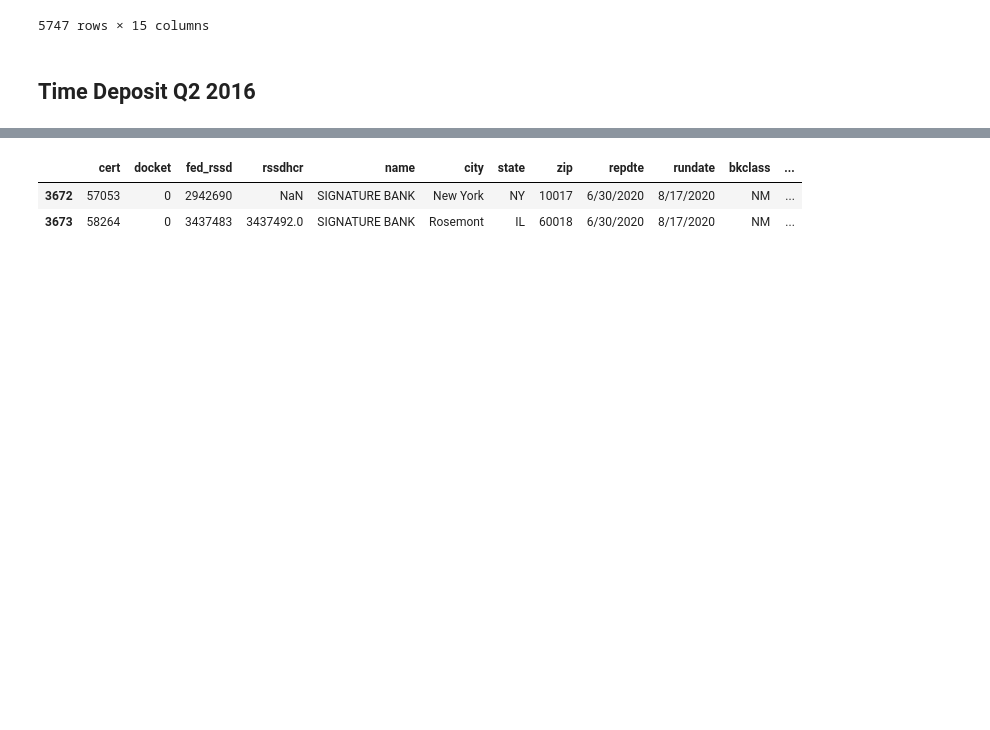
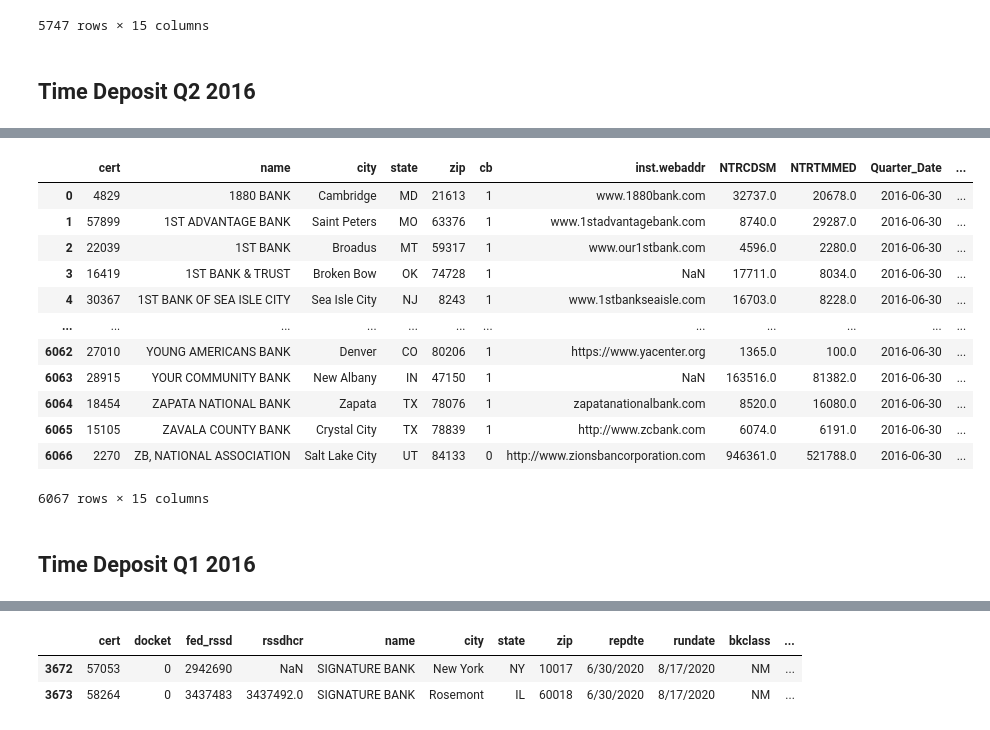
Before and after one commit to StephanieChew-nyc/Stephanie_Chew_Capstone_4, a Jupyter notebook: Stephanie_Chew_Capstone_4.ipynb, the cells around one changed output, grey strips where cells are left out. Drawn from its saved outputs; the diff is of its cells as text; code cells hidden in the pictures; blank space fills up the shorter version.

```diff
--- a/Stephanie_Chew_Capstone_4.ipynb
+++ b/Stephanie_Chew_Capstone_4.ipynb
@@ -960,3 +960,11 @@ time_dep_q32016
 5747 rows × 15 columns
 # %% [markdown]
 ## Time Deposit Q2 2016
+# %%
+time_dep_q22016 = pd.read_csv('Datasets/All_Reports_20160630_Time Deposits at the $100,000 Threshold.csv')
+
+time_dep_q22016.drop(time_dep_q22016.iloc[:, 1:4], axis=1, inplace=True)
+time_dep_q22016.drop(time_dep_q22016.iloc[:, 5:33], axis=1, inplace=True)
+time_dep_q22016.rename(columns={'stalp': 'state'}, inplace=True)
+
+time_dep_q22016.info()
@@ -962,0 +989,23 @@ time_dep_q32016
+# %%
+time_dep_q22016['Quarter_Date'] = '06-30-2016'
+
+time_dep_q22016 = time_dep_q22016[['cert', 'name', 'city', 'state', 'zip', 'cb', 'inst.webaddr', 'NTRCDSM','NTRTMMED', 'Quarter_Date','IDcd3less', 'IDcd3t12s', 'IDcd1t3s', 'IDcdov3s','NTRTMLGJ']]
+
+time_dep_q22016['Quarter_Date'] = pd.to_datetime(time_dep_q22016['Quarter_Date'])
+time_dep_q22016
+# %% [output]
+|  | cert | name | city | state | zip | cb | inst.webaddr | NTRCDSM | NTRTMMED | Quarter_Date | ... |
+| 0 | 4829 | 1880 BANK | Cambridge | MD | 21613 | 1 | www.1880bank.com | 32737.0 | 20678.0 | 2016-06-30 | ... |
+| 1 | 57899 | 1ST ADVANTAGE BANK | Saint Peters | MO | 63376 | 1 | www.1stadvantagebank.com | 8740.0 | 29287.0 | 2016-06-30 | ... |
+| 2 | 22039 | 1ST BANK | Broadus | MT | 59317 | 1 | www.our1stbank.com | 4596.0 | 2280.0 | 2016-06-30 | ... |
+| 3 | 16419 | 1ST BANK & TRUST | Broken Bow | OK | 74728 | 1 | NaN | 17711.0 | 8034.0 | 2016-06-30 | ... |
+| 4 | 30367 | 1ST BANK OF SEA ISLE CITY | Sea Isle City | NJ | 8243 | 1 | www.1stbankseaisle.com | 16703.0 | 8228.0 | 2016-06-30 | ... |
+| ... | ... | ... | ... | ... | ... | ... | ... | ... | ... | ... | ... |
+| 6062 | 27010 | YOUNG AMERICANS BANK | Denver | CO | 80206 | 1 | https://www.yacenter.org | 1365.0 | 100.0 | 2016-06-30 | ... |
+| 6063 | 28915 | YOUR COMMUNITY BANK | New Albany | IN | 47150 | 1 | NaN | 163516.0 | 81382.0 | 2016-06-30 | ... |
+| 6064 | 18454 | ZAPATA NATIONAL BANK | Zapata | TX | 78076 | 1 | zapatanationalbank.com | 8520.0 | 16080.0 | 2016-06-30 | ... |
+| 6065 | 15105 | ZAVALA COUNTY BANK | Crystal City | TX | 78839 | 1 | http://www.zcbank.com | 6074.0 | 6191.0 | 2016-06-30 | ... |
+| 6066 | 2270 | ZB, NATIONAL ASSOCIATION | Salt Lake City | UT | 84133 | 0 | http://www.zionsbancorporation.com | 946361.0 | 521788.0 | 2016-06-30 | ... |
+6067 rows × 15 columns
+# %% [markdown]
+## Time Deposit Q1 2016
```
Also changed, not shown: parts of 5 cells of this notebook, 6 other files.
